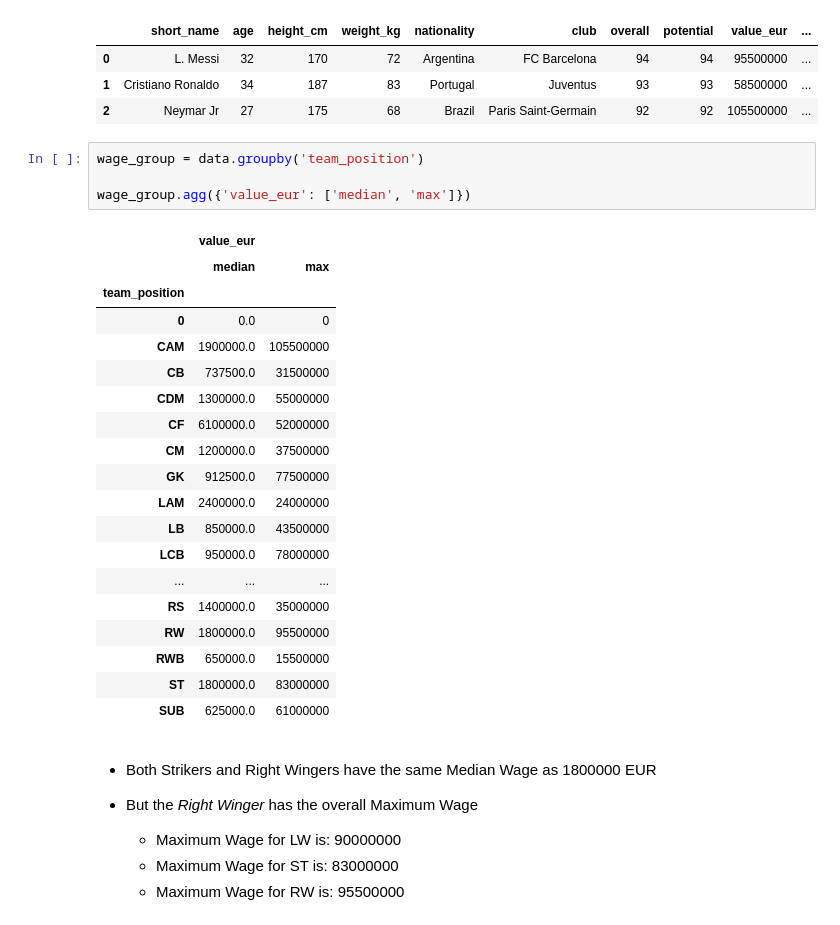
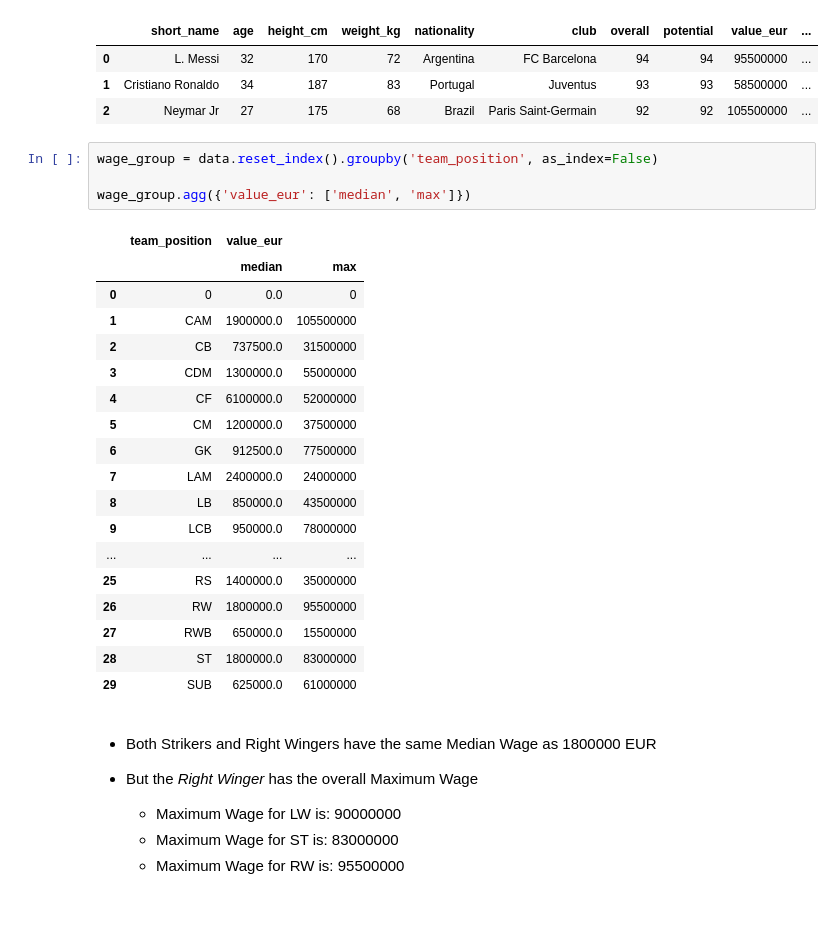
Before and after one commit to BhushanIngale/FIFA-20-Analysis, a Jupyter notebook: src/FIFA-20-Analysis.ipynb, the cells around one changed output. Cells and saved outputs as stored; diff of their text form.

```diff
--- a/src/FIFA-20-Analysis.ipynb
+++ b/src/FIFA-20-Analysis.ipynb
@@ -394,29 +400,28 @@ data.head(3)
 | 1 | Cristiano Ronaldo | 34 | 187 | 83 | Portugal | Juventus | 93 | 93 | 58500000 | ... |
 | 2 | Neymar Jr | 27 | 175 | 68 | Brazil | Paris Saint-Germain | 92 | 92 | 105500000 | ... |
 # %%
-wage_group = data.groupby('team_position')
+wage_group = data.reset_index().groupby('team_position', as_index=False)
 
 wage_group.agg({'value_eur': ['median', 'max']})
 # %% [output]
-|  | value_eur |  |
-|  | median | max |
-| team_position |  |  |
-| 0 | 0.0 | 0 |
-| CAM | 1900000.0 | 105500000 |
-| CB | 737500.0 | 31500000 |
-| CDM | 1300000.0 | 55000000 |
-| CF | 6100000.0 | 52000000 |
-| CM | 1200000.0 | 37500000 |
-| GK | 912500.0 | 77500000 |
-| LAM | 2400000.0 | 24000000 |
-| LB | 850000.0 | 43500000 |
-| LCB | 950000.0 | 78000000 |
-| ... | ... | ... |
-| RS | 1400000.0 | 35000000 |
-| RW | 1800000.0 | 95500000 |
-| RWB | 650000.0 | 15500000 |
-| ST | 1800000.0 | 83000000 |
-| SUB | 625000.0 | 61000000 |
+|  | team_position | value_eur |  |
+|  |  | median | max |
+| 0 | 0 | 0.0 | 0 |
+| 1 | CAM | 1900000.0 | 105500000 |
+| 2 | CB | 737500.0 | 31500000 |
+| 3 | CDM | 1300000.0 | 55000000 |
+| 4 | CF | 6100000.0 | 52000000 |
+| 5 | CM | 1200000.0 | 37500000 |
+| 6 | GK | 912500.0 | 77500000 |
+| 7 | LAM | 2400000.0 | 24000000 |
+| 8 | LB | 850000.0 | 43500000 |
+| 9 | LCB | 950000.0 | 78000000 |
+| ... | ... | ... | ... |
+| 25 | RS | 1400000.0 | 35000000 |
+| 26 | RW | 1800000.0 | 95500000 |
+| 27 | RWB | 650000.0 | 15500000 |
+| 28 | ST | 1800000.0 | 83000000 |
+| 29 | SUB | 625000.0 | 61000000 |
 # %% [markdown]
 - Both Strikers and Right Wingers have the same Median Wage as 1800000 EUR
 - But the *Right Winger* has the overall Maximum Wage
```
Also changed, not shown: parts of 4 cells of this notebook.
